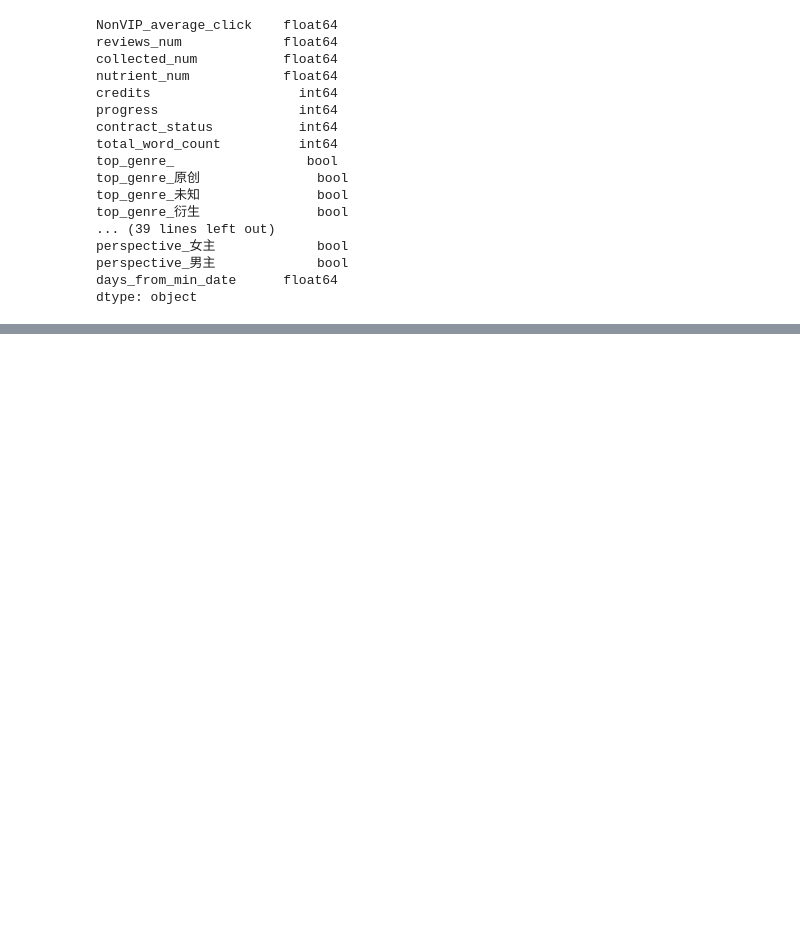
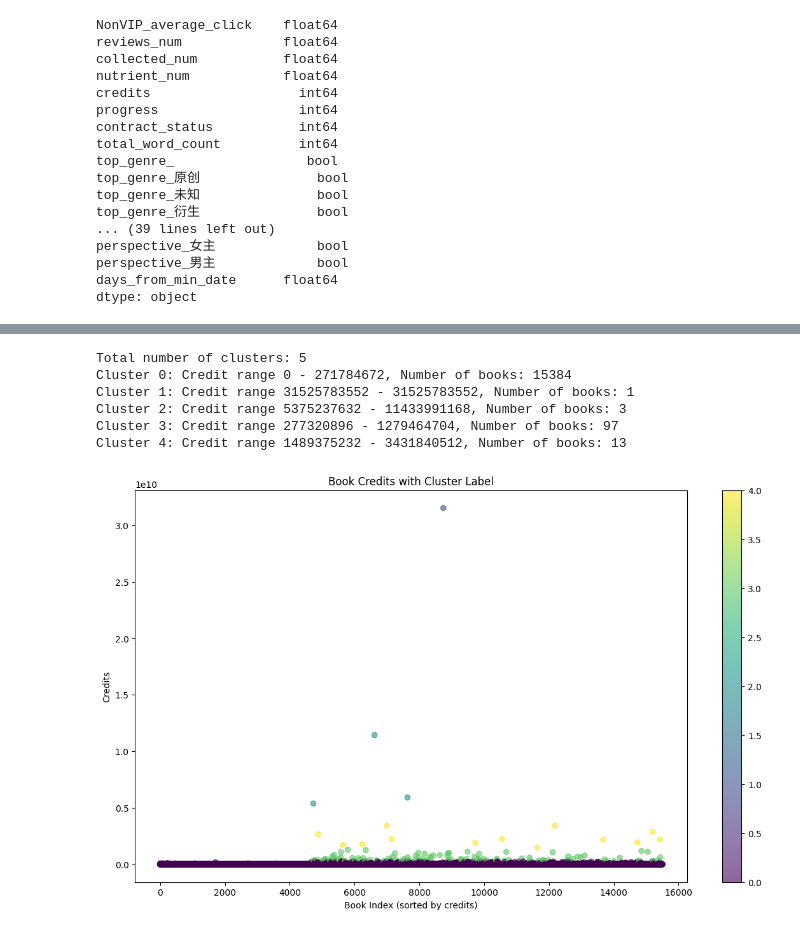
Before and after one commit to caiirene/MachineLearning_FictionPopularityPrediction, a Jupyter notebook: JinjiangModel.ipynb, the cells around one changed output, grey strips where cells are left out. Cells and saved outputs as stored; diff of their text form; code cells hidden in the pictures; blank space fills up the shorter version.

```diff
--- a/JinjiangModel.ipynb
+++ b/JinjiangModel.ipynb
@@ -358,0 +455,12 @@ print("随机森林模型的决定系数 (R^2):", r2_rf)
+# %%
+    # 使用KMeans进行无监督分类
+    # 假设我们想将书分成3类
+    kmeans = KMeans(n_clusters=3, random_state=42)
+    # 进行拟合，但是KMeans需要二维输入，因此使用credits列的值进行reshape
+    kmeans.fit(data_sorted['credits'].values.reshape(-1, 1))
+
+    # 将分类结果添加到数据框中
+    data_sorted['cluster'] = kmeans.labels_
+
+    # 打印分组结果
+    print(data_sorted[['book_name', 'author', 'credits', 'cluster']].head(10))
@@ -358,0 +479,41 @@ print("随机森林模型的决定系数 (R^2):", r2_rf)
+# %%
+# 确认 'credits' 列存在并为数值类型
+if 'credits' in data.columns and pd.api.types.is_numeric_dtype(data['credits']):
+    # 标准化 'credits' 列以准备进行KMeans聚类
+    scaler = StandardScaler()
+    credits_scaled = scaler.fit_transform(data[['credits']])
+
+    # 使用KMeans算法对书籍的 'credits' 进行聚类
+    kmeans = KMeans(n_clusters=5, random_state=42)
+    data['cluster'] = kmeans.fit_predict(credits_scaled)
+
+    # 打印总共分了多少组
+    n_clusters = data['cluster'].nunique()
+    print(f"Total number of clusters: {n_clusters}")
+
+    # 打印每一组的credit区间及书的数量
+    for cluster in range(n_clusters):
+        cluster_data = data[data['cluster'] == cluster]
+        min_credit = cluster_data['credits'].min()
+        max_credit = cluster_data['credits'].max()
+        count_books = cluster_data.shape[0]
+        print(f"Cluster {cluster}: Credit range {min_credit} - {max_credit}, Number of books: {count_books}")
+
+    # 绘制点图，每个点代表一本书
+    plt.figure(figsize=(14, 8))
+    plt.scatter(range(data.shape[0]), data['credits'], c=data['cluster'], cmap='viridis', alpha=0.6)
+    plt.colorbar()
+    plt.title('Book Credits with Cluster Label')
+    plt.xlabel('Book Index (sorted by credits)')
+    plt.ylabel('Credits')
+    plt.show()
+else:
+    print("'credits' column is not in the dataframe or not a numeric type.")
+# %% [output]
+Total number of clusters: 5
+Cluster 0: Credit range 0 - 271784672, Number of books: 15384
+Cluster 1: Credit range 31525783552 - 31525783552, Number of books: 1
+Cluster 2: Credit range 5375237632 - 11433991168, Number of books: 3
+Cluster 3: Credit range 277320896 - 1279464704, Number of books: 97
+Cluster 4: Credit range 1489375232 - 3431840512, Number of books: 13
+[figure, added]
```
Also changed, not shown: parts of 15 cells of this notebook, 1 other file.
